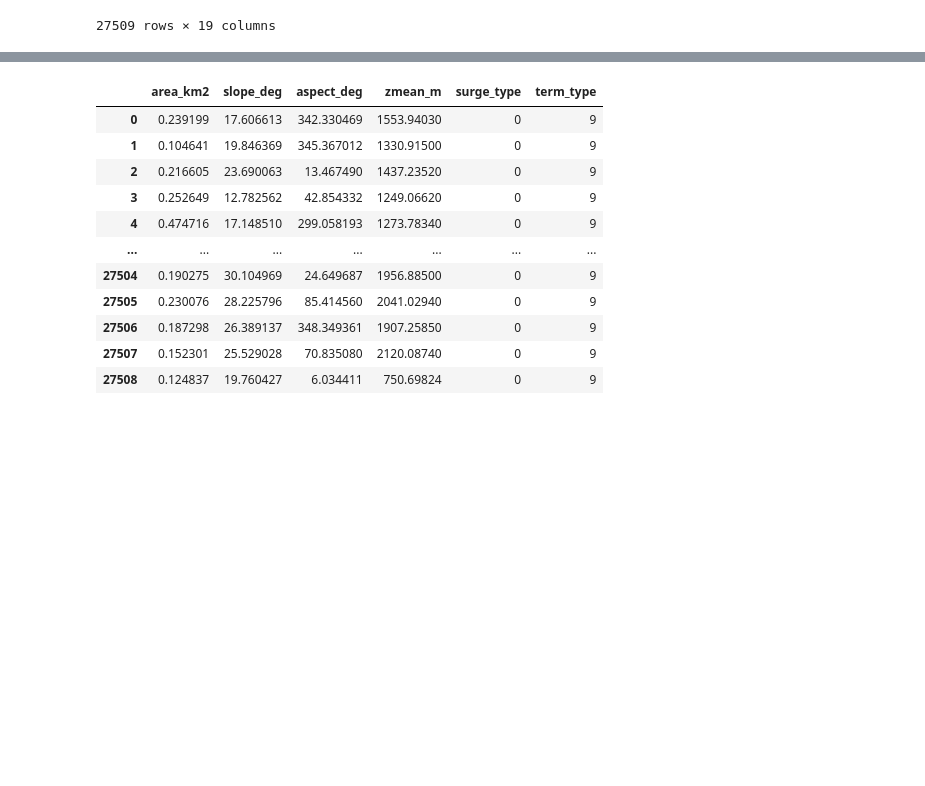
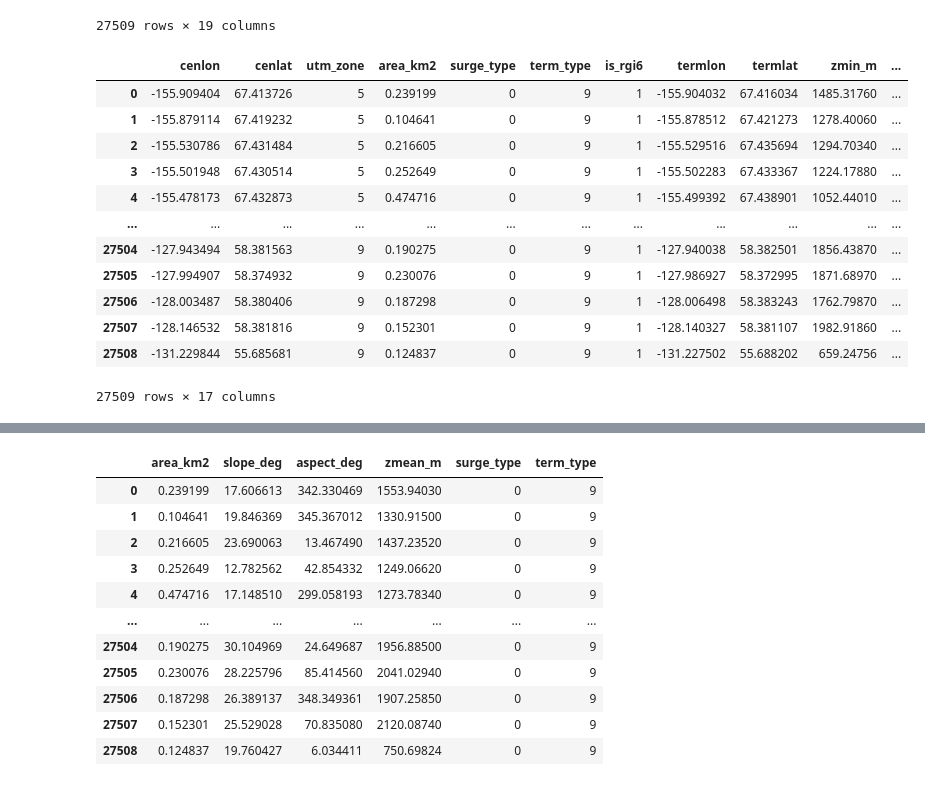
Before and after one commit to lauralemon1/MLGEO-2026, a Jupyter notebook: data/inClass/06.PCA/Laura and Mary/LauraMaryInClass.ipynb, the cells around one changed output, grey strips where cells are left out. Cells and saved outputs as stored; diff of their text form; code cells hidden in the pictures; blank space fills up the shorter version.

```diff
--- a/data/inClass/06.PCA/Laura and Mary/LauraMaryInClass.ipynb
+++ b/data/inClass/06.PCA/Laura and Mary/LauraMaryInClass.ipynb
@@ -124,6 +124,24 @@ numeric_df_clean
 | 27507 | 419215 | 624 | -128.146532 | 58.381816 | 9 | 0.152301 | 0 | 9 | 1 | -128.140327 | ... |
 | 27508 | 415942 | 624 | -131.229844 | 55.685681 | 9 | 0.124837 | 0 | 9 | 1 | -131.227502 | ... |
 27509 rows × 19 columns
+# %%
+# Drop id columns
+numeric_df_clean = numeric_df_clean.drop(['anlys_id', 'subm_id'], axis = 1)
+numeric_df_clean
+# %% [output]
+|  | cenlon | cenlat | utm_zone | area_km2 | surge_type | term_type | is_rgi6 | termlon | termlat | zmin_m | ... |
+| 0 | -155.909404 | 67.413726 | 5 | 0.239199 | 0 | 9 | 1 | -155.904032 | 67.416034 | 1485.31760 | ... |
+| 1 | -155.879114 | 67.419232 | 5 | 0.104641 | 0 | 9 | 1 | -155.878512 | 67.421273 | 1278.40060 | ... |
+| 2 | -155.530786 | 67.431484 | 5 | 0.216605 | 0 | 9 | 1 | -155.529516 | 67.435694 | 1294.70340 | ... |
+| 3 | -155.501948 | 67.430514 | 5 | 0.252649 | 0 | 9 | 1 | -155.502283 | 67.433367 | 1224.17880 | ... |
+| 4 | -155.478173 | 67.432873 | 5 | 0.474716 | 0 | 9 | 1 | -155.499392 | 67.438901 | 1052.44010 | ... |
+| ... | ... | ... | ... | ... | ... | ... | ... | ... | ... | ... | ... |
+| 27504 | -127.943494 | 58.381563 | 9 | 0.190275 | 0 | 9 | 1 | -127.940038 | 58.382501 | 1856.43870 | ... |
+| 27505 | -127.994907 | 58.374932 | 9 | 0.230076 | 0 | 9 | 1 | -127.986927 | 58.372995 | 1871.68970 | ... |
+| 27506 | -128.003487 | 58.380406 | 9 | 0.187298 | 0 | 9 | 1 | -128.006498 | 58.383243 | 1762.79870 | ... |
+| 27507 | -128.146532 | 58.381816 | 9 | 0.152301 | 0 | 9 | 1 | -128.140327 | 58.381107 | 1982.91860 | ... |
+| 27508 | -131.229844 | 55.685681 | 9 | 0.124837 | 0 | 9 | 1 | -131.227502 | 55.688202 | 659.24756 | ... |
+27509 rows × 17 columns
 # %%
 # Build a correlation matrix to see which variables are correlated
 correlation_matrix = numeric_df_clean.corr()
```
Also changed, not shown: parts of 6 cells of this notebook.
